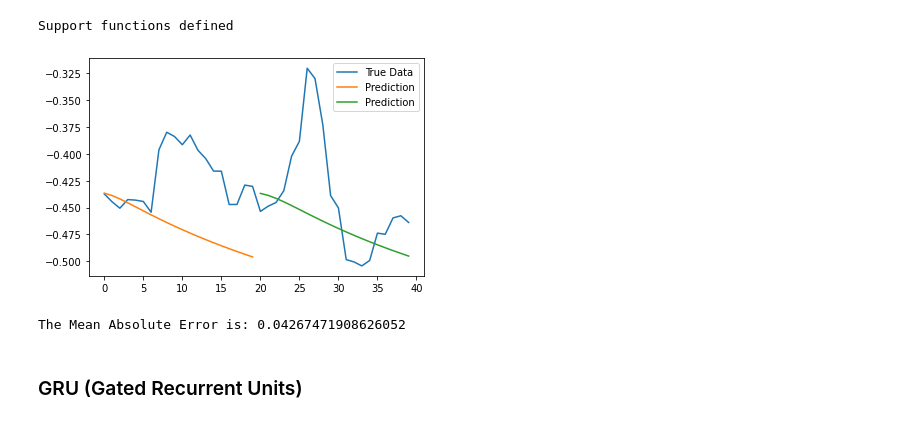
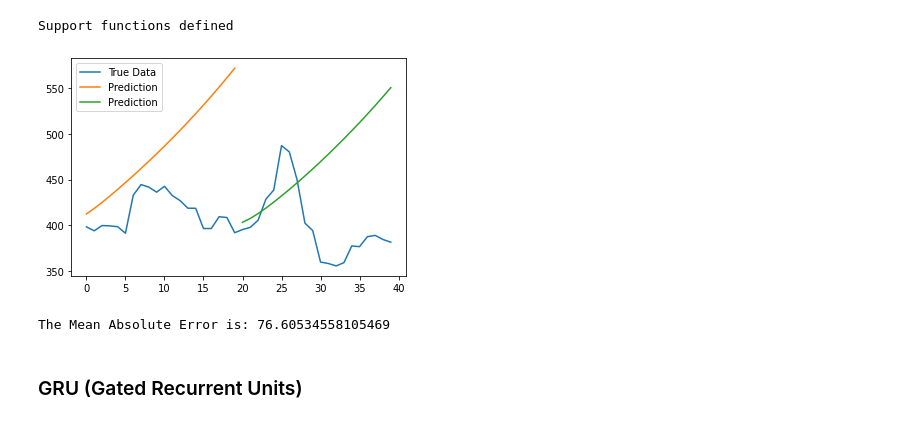
Before and after one commit to juan-ivan-NV/Btc_trading, a Jupyter notebook: Data_extraction_and_models_comparison.ipynb, the cells around one changed output. Saved outputs shown, nothing was run; the diff lists cells and outputs as text; code cells hidden in the pictures.

Commit message:
RNN's data inversed ready

```diff
--- a/Data_extraction_and_models_comparison.ipynb
+++ b/Data_extraction_and_models_comparison.ipynb
@@ -784,12 +758,12 @@ Support functions defined
 # %%
 # ► Calling functions to predict and plot windows
 
-preds = predict_sequence_full(nn_model, LSTM_test_inputs, 20, 20)
-plot_results_multiple(preds, LSTM_test_outputs, 20)
-MAE = mean_absolute_error(LSTM_test_outputs, list(flatten(preds)))
+LSTM_test_outputs_inversed = scaler.inverse_transform(np.array(LSTM_test_outputs).reshape(1, -1))[0]
+plot_results_multiple(preds, LSTM_test_outputs_inversed, 20)
+MAE = mean_absolute_error(LSTM_test_outputs_inversed, list(flatten(preds)))
 print('The Mean Absolute Error is: {}'.format(MAE))
 # %% [output]
-[figure, old version]
+[figure, new version]
-The Mean Absolute Error is: 0.04267471908626052
+The Mean Absolute Error is: 76.60534558105469
 # %% [markdown]
 ### GRU (Gated Recurrent Units)
```
Also changed, not shown: parts of 26 cells of this notebook.
